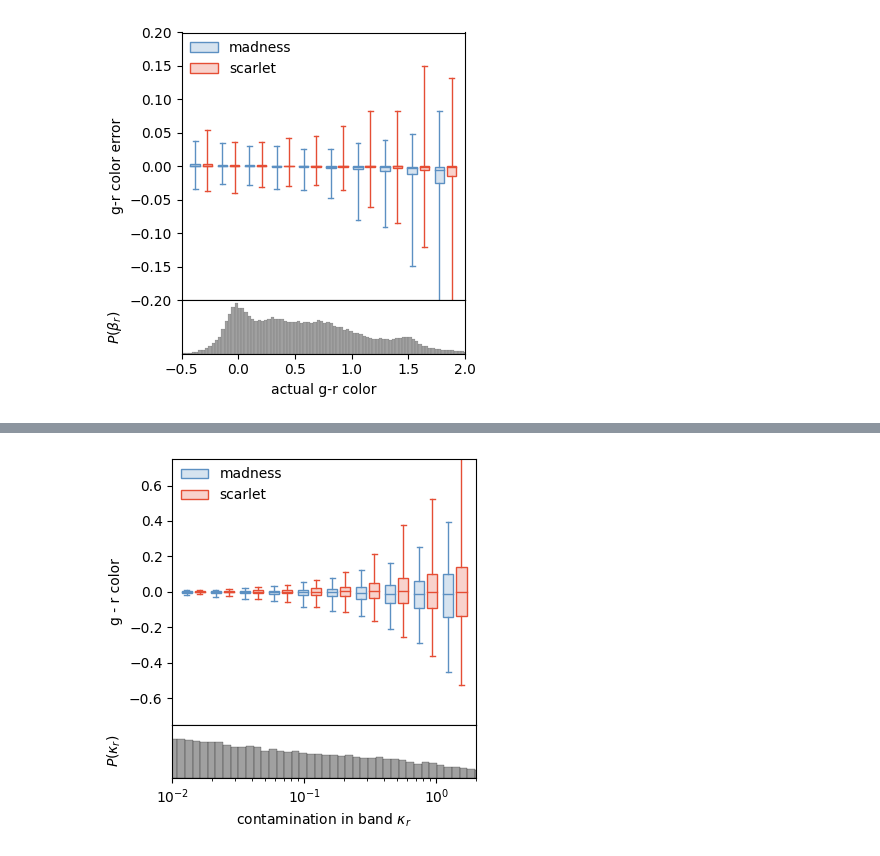
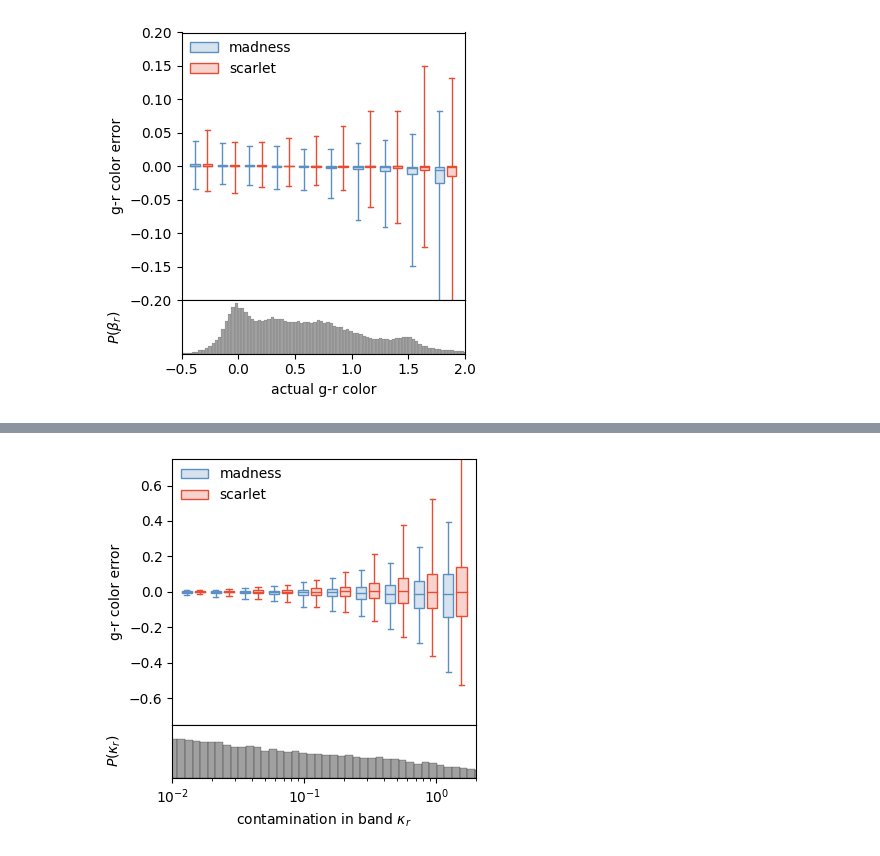
Before and after one commit to b-biswas/MADNESS-legacy, a Jupyter notebook: notebooks/compare_color_results_high_density.ipynb, the cells around one changed output, grey strips where cells are left out. Cells and saved outputs as stored; diff of their text form; code cells hidden in the pictures.

```diff
--- a/notebooks/compare_color_results_high_density.ipynb
+++ b/notebooks/compare_color_results_high_density.ipynb
@@ -248,24 +248,24 @@ plt.savefig(os.path.join("results", density_level + "_density", "snr_color_box_p
 # %%
 fig, median_shear, q1_shear, q3_shear, whislo_shear, whishi_shear = maddeb.boxplot.boxplot_func(
     boxplot_color_df,
     x = 'r_contamination', y = "gr_color_err_phot", z = "type",
     xlim = (1e-2, 2),
     ylim = (-.75, .75),
     x_scale = 'log',
     legend = ['madness', 'scarlet'],
     x_label=r'contamination in band $\kappa_r$',
-    y_label = 'g - r color',
+    y_label = 'g-r color error',
     y_label_hist=r'$P(\kappa_r)$',
     legend_remove = False,
     whis = [5, 95],
     percents = [25, 75],
     palette=mpl.cm.RdYlBu([0.85,0.15]),#0.35,
     nbins = 10,
 )
 plt.savefig(os.path.join("results", density_level + "_density", "contamination_color_box_plot.pdf"))
 plt.savefig(os.path.join("results", density_level + "_density",  "contamination_color_box_plot.png"))
 # %% [output]
-[figure, old version]
+[figure, new version]
 # %%
 f, axarr = plt.subplots(1, 3, figsize=(10, 15))
 
```
Also changed, not shown: parts of 3 cells of this notebook.
